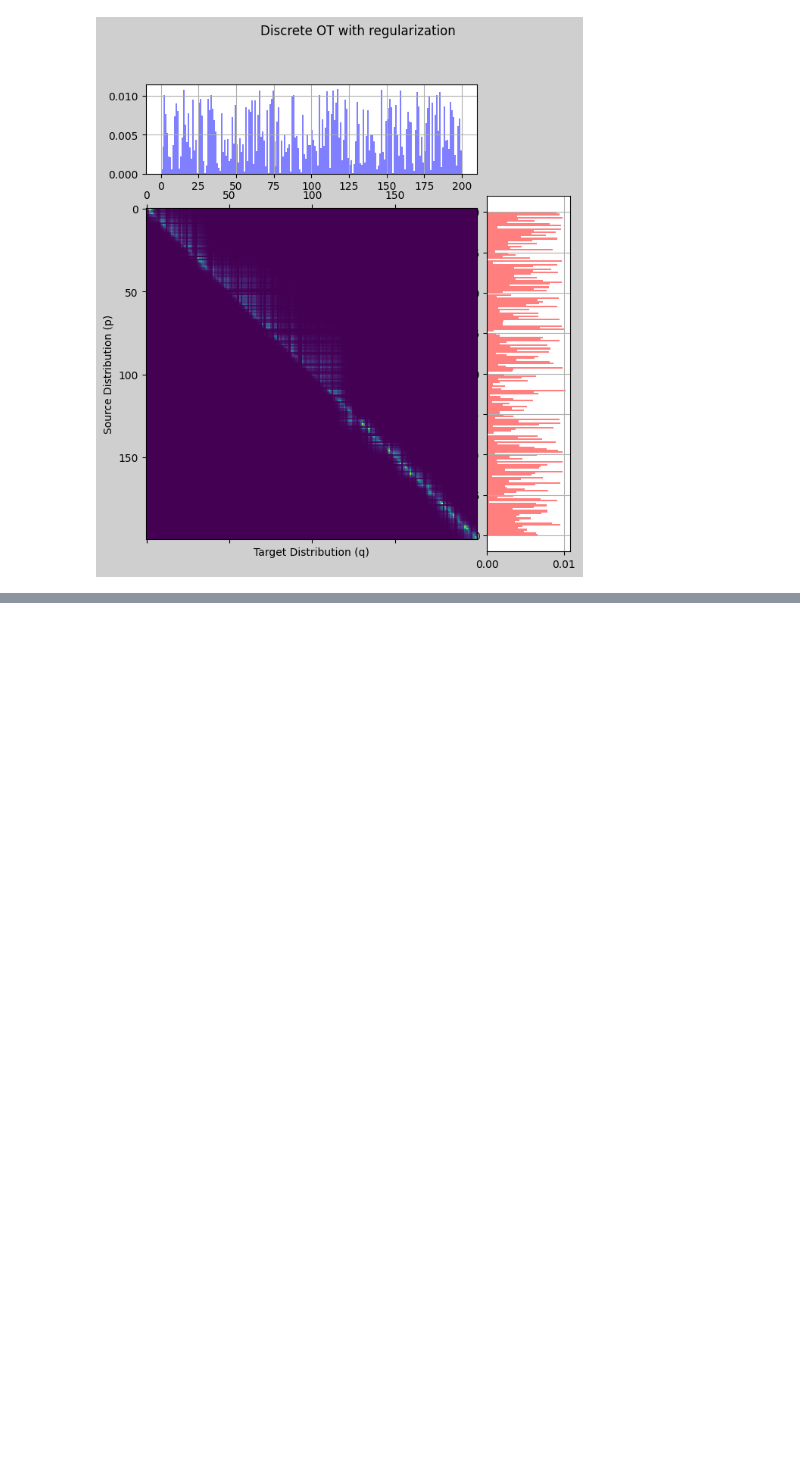
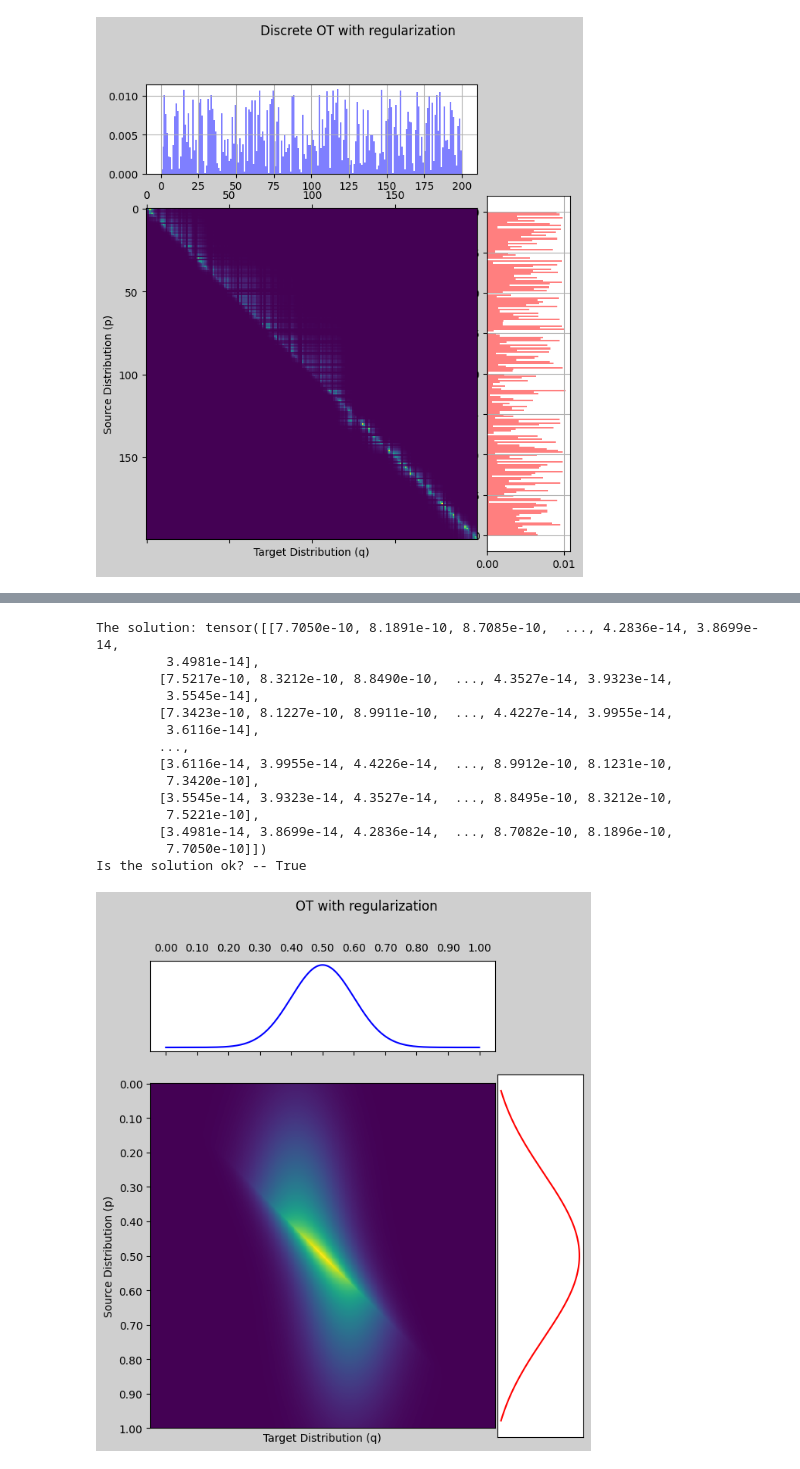
Before and after one commit to aipyth/optimal-transport, a Jupyter notebook: two-margianl-ot-pytorch.ipynb, the cells around one changed output, grey strips where cells are left out. Cells and saved outputs as stored; diff of their text form; code cells hidden in the pictures; blank space fills up the shorter version.

Commit message:
update: continuous case for 2-marginal pytorch

```diff
--- a/two-margianl-ot-pytorch.ipynb
+++ b/two-margianl-ot-pytorch.ipynb
@@ -239,0 +353,31 @@ Is the solution ok? -- True
+# %%
+C, p, q, source_points, target_points = generate_sinkhorn_problem(
+    torch.distributions.Normal(0.5, 0.25),
+    torch.distributions.Normal(0.5, 0.1),
+    cost=lambda x, y: torch.cdist(x, y, p=2),
+    num_points=500,
+)
+
+P_prime = sinkhorn(C, p, q, epsilon=0.1)
+
+print('The solution:', P_prime)
+
+print('Is the solution ok? --', check_transport_plan(P_prime, p, q))
+
+plot_continuous_ot_solution(P_prime, p, q, source_points, target_points)
+# %% [output]
+The solution: tensor([[7.7050e-10, 8.1891e-10, 8.7085e-10,  ..., 4.2836e-14, 3.8699e-14,
+         3.4981e-14],
+        [7.5217e-10, 8.3212e-10, 8.8490e-10,  ..., 4.3527e-14, 3.9323e-14,
+         3.5545e-14],
+        [7.3423e-10, 8.1227e-10, 8.9911e-10,  ..., 4.4227e-14, 3.9955e-14,
+         3.6116e-14],
+        ...,
+        [3.6116e-14, 3.9955e-14, 4.4226e-14,  ..., 8.9912e-10, 8.1231e-10,
+         7.3420e-10],
+        [3.5545e-14, 3.9323e-14, 4.3527e-14,  ..., 8.8495e-10, 8.3212e-10,
+         7.5221e-10],
+        [3.4981e-14, 3.8699e-14, 4.2836e-14,  ..., 8.7082e-10, 8.1896e-10,
+         7.7050e-10]])
+Is the solution ok? -- True
+[figure, added]
```
Also changed, not shown: parts of 3 cells of this notebook.
